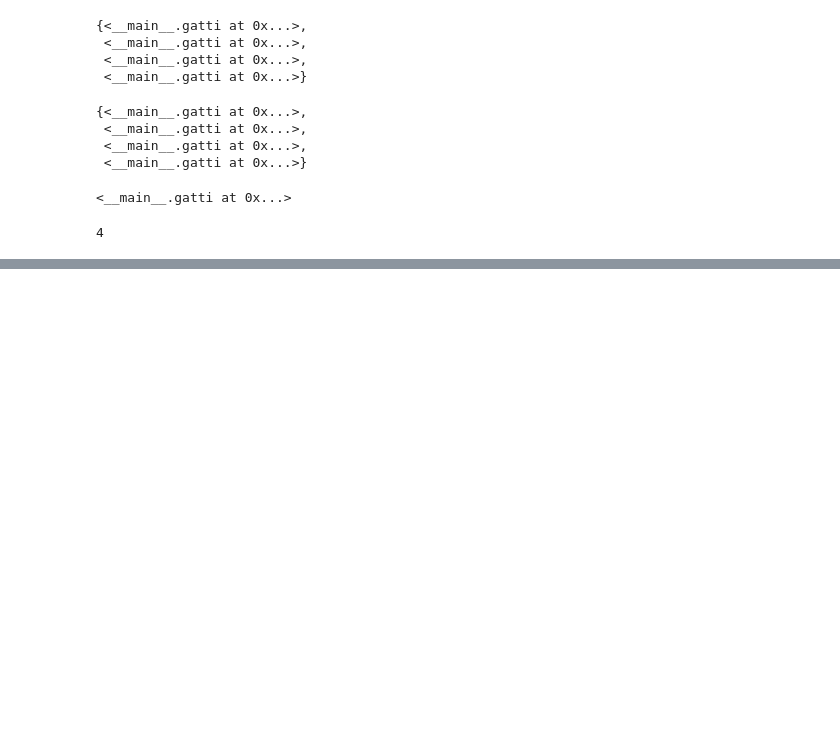
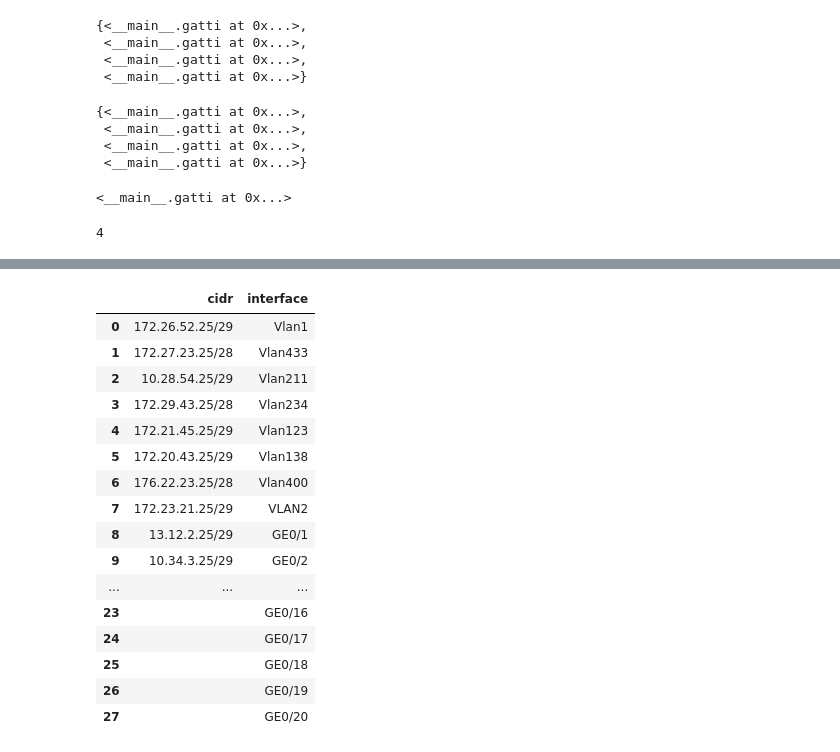
Before and after one commit to manojach87/PlantPathology2020, a Jupyter notebook: src/How to Create Classes and Use Them.ipynb, the cells around one changed output, grey strips where cells are left out. Saved outputs shown, nothing was run; the diff lists cells and outputs as text; code cells hidden in the pictures; blank space fills up the shorter version.

```diff
--- a/src/How to Create Classes and Use Them.ipynb
+++ b/src/How to Create Classes and Use Them.ipynb
@@ -379,0 +487,5 @@ gatti.gattiCount
+# %%
+import pandas as pd
+
+dg=pd.DataFrame(default_gateway)
+sm=pd.DataFrame(subnetmask)
@@ -379,0 +505,20 @@ gatti.gattiCount
+# %%
+sm
+# %% [output]
+|  | cidr | interface |
+| 0 | 172.26.52.25/29 | Vlan1 |
+| 1 | 172.27.23.25/28 | Vlan433 |
+| 2 | 10.28.54.25/29 | Vlan211 |
+| 3 | 172.29.43.25/28 | Vlan234 |
+| 4 | 172.21.45.25/29 | Vlan123 |
+| 5 | 172.20.43.25/29 | Vlan138 |
+| 6 | 176.22.23.25/28 | Vlan400 |
+| 7 | 172.23.21.25/29 | VLAN2 |
+| 8 | 13.12.2.25/29 | GE0/1 |
+| 9 | 10.34.3.25/29 | GE0/2 |
+| ... | ... | ... |
+| 23 |  | GE0/16 |
+| 24 |  | GE0/17 |
+| 25 |  | GE0/18 |
+| 26 |  | GE0/19 |
+| 27 |  | GE0/20 |
```
Also changed, not shown: parts of 14 cells of this notebook.
